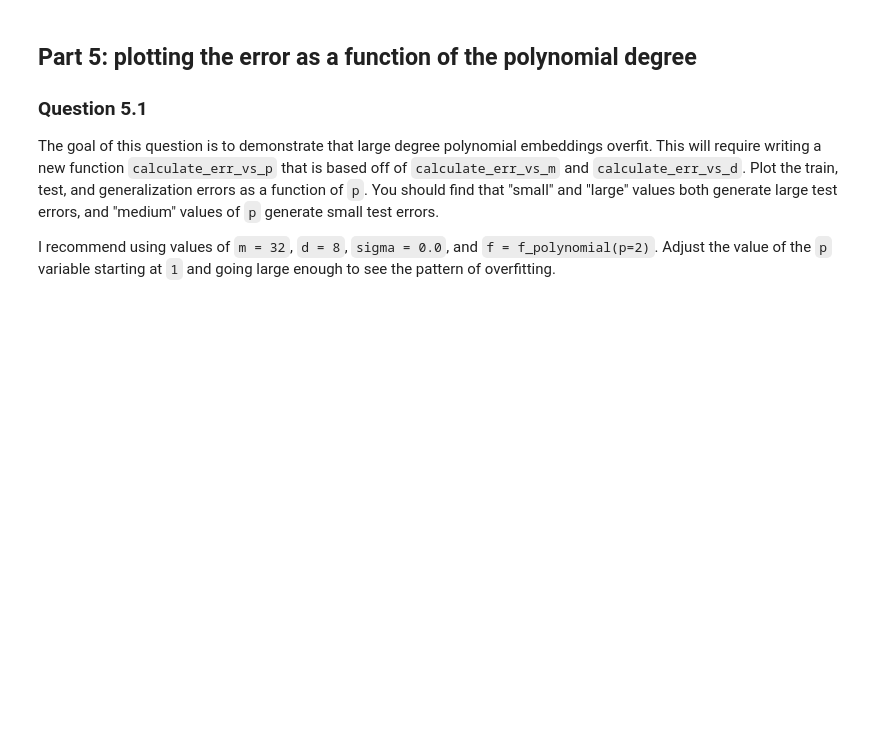
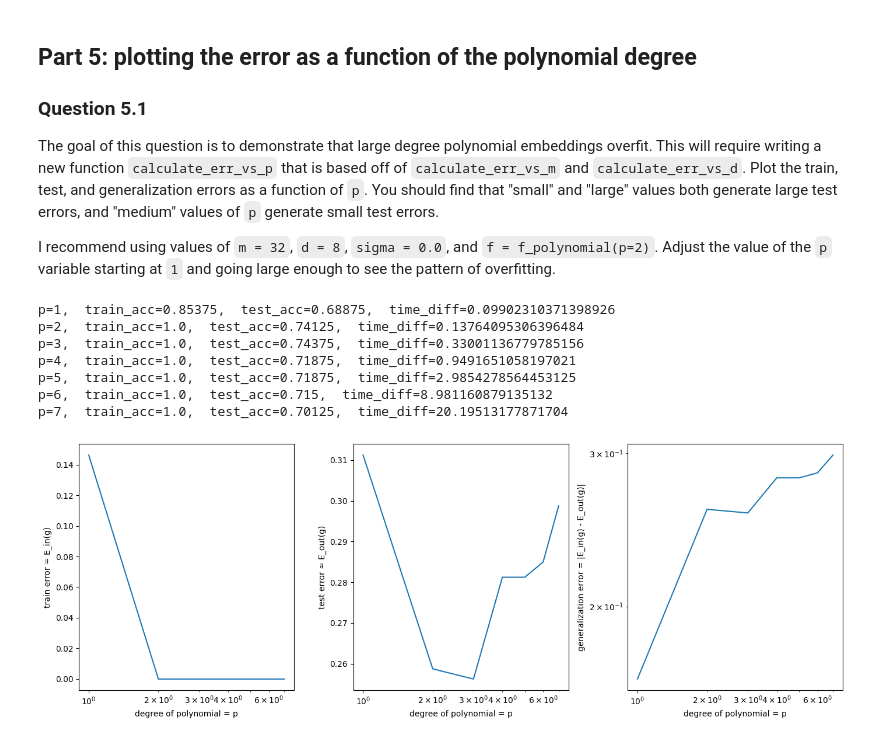
Before and after one commit to chuckrak/halfspaces, a Jupyter notebook: halfspaces-polynomial.ipynb, the cells around one changed output. Drawn from its saved outputs; the diff is of its cells as text; code cells hidden in the pictures; blank space fills up the shorter version.

```diff
--- a/halfspaces-polynomial.ipynb
+++ b/halfspaces-polynomial.ipynb
@@ -847,5 +851,3 @@ and "medium" values of `p` generate small test errors.
 
 I recommend using values of `m = 32`, `d = 8`, `sigma = 0.0`, and `f = f_polynomial(p=2)`.
 Adjust the value of the `p` variable starting at `1` and going large enough to see the pattern of overfitting.
-# %%
-def calculate_err_vs_p():
@@ -851,0 +972,11 @@ def calculate_err_vs_p():
+# %%
+calculate_err_vs_p(8)
+# %% [output]
+p=1,  train_acc=0.85375,  test_acc=0.68875,  time_diff=0.09902310371398926
+p=2,  train_acc=1.0,  test_acc=0.74125,  time_diff=0.13764095306396484
+p=3,  train_acc=1.0,  test_acc=0.74375,  time_diff=0.33001136779785156
+p=4,  train_acc=1.0,  test_acc=0.71875,  time_diff=0.9491651058197021
+p=5,  train_acc=1.0,  test_acc=0.71875,  time_diff=2.9854278564453125
+p=6,  train_acc=1.0,  test_acc=0.715,  time_diff=8.981160879135132
+p=7,  train_acc=1.0,  test_acc=0.70125,  time_diff=20.19513177871704
+[figure, added]
```
Also changed, not shown: parts of 5 cells of this notebook.
